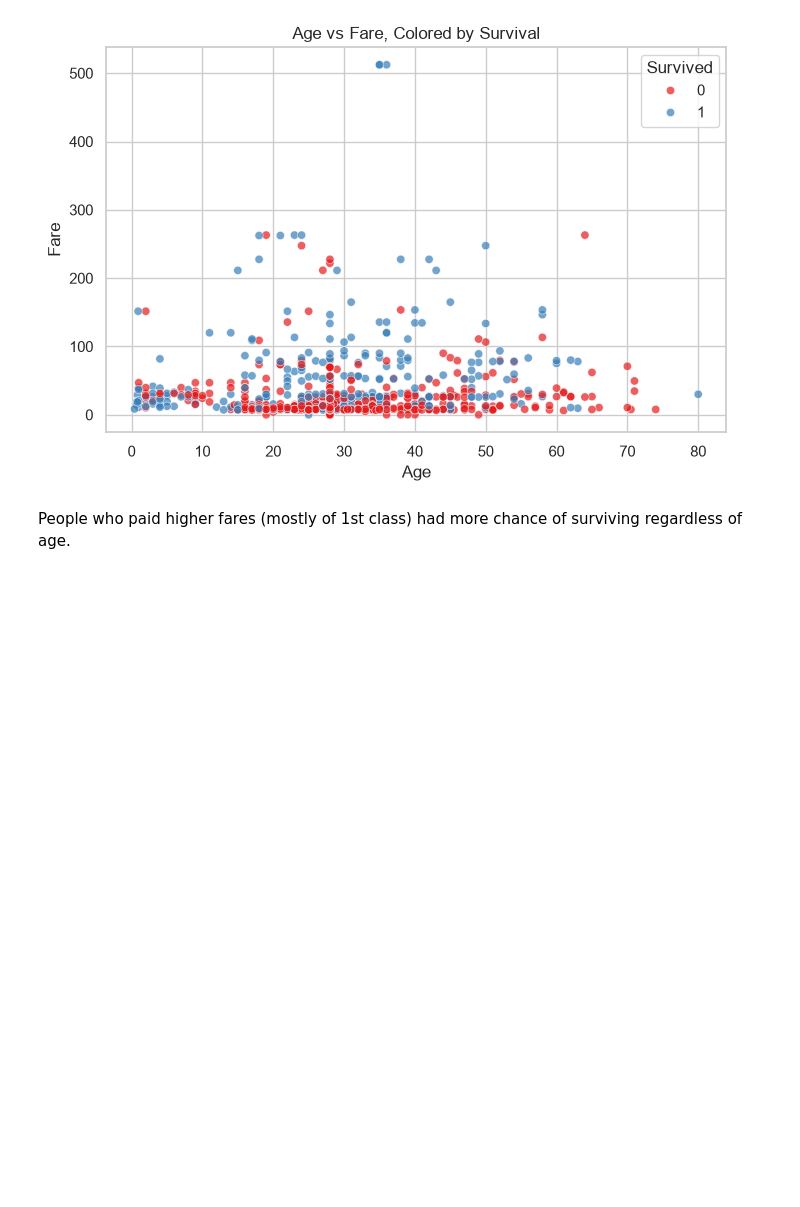
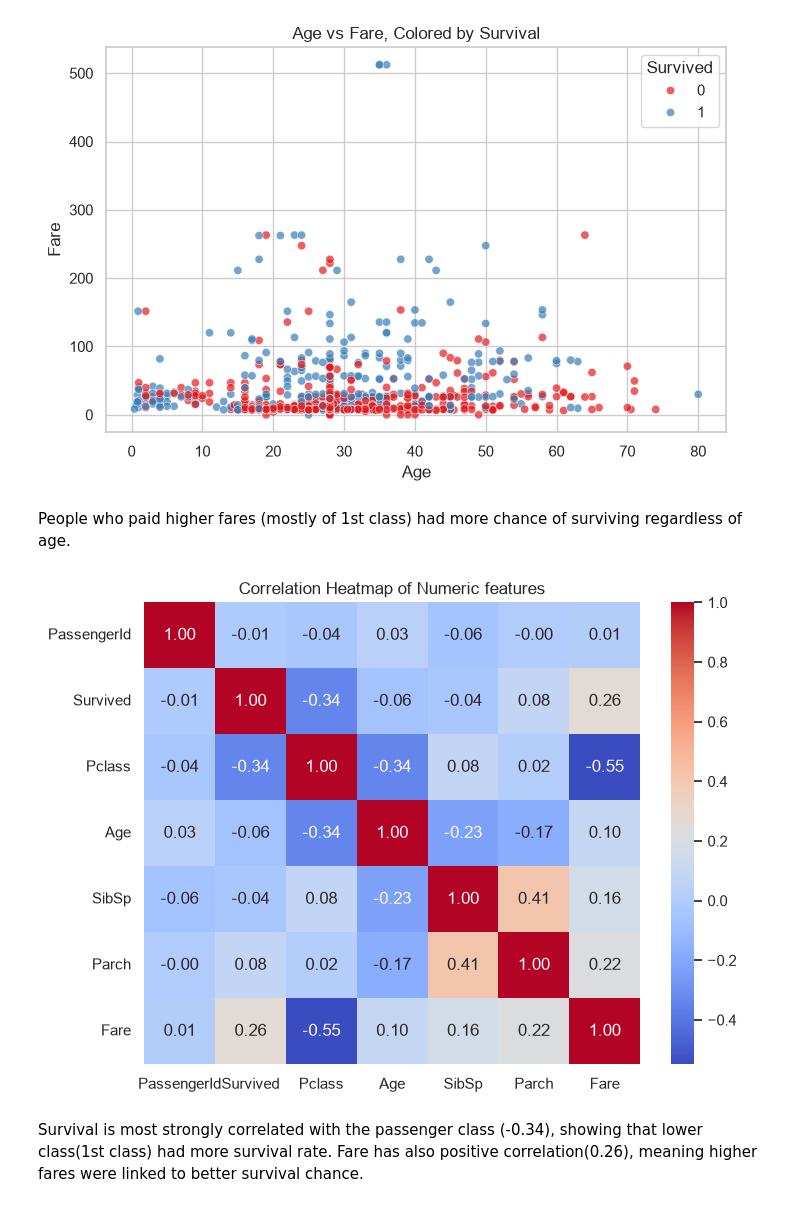
Before and after one commit to OshanKulung/project-01-titanic-eda, a Jupyter notebook: notebooks/project1_eda.ipynb, the cells around one changed output. Drawn from its saved outputs; the diff is of its cells as text; code cells hidden in the pictures; blank space fills up the shorter version.

```diff
--- a/notebooks/project1_eda.ipynb
+++ b/notebooks/project1_eda.ipynb
@@ -104,3 +145,14 @@ plt.show()
 [figure]
 # %% [markdown]
 People who paid higher fares (mostly of 1st class) had more chance of surviving regardless of age.
+# %%
+# Plot 7: Correlation Heatmap
+fig, ax = plt.subplots(figsize = (8,6))
+corr = df.corr(numeric_only= True)
+sns.heatmap(data = corr, annot = True, cmap = "coolwarm", fmt = ".2f", ax=ax)
+ax.set_title("Correlation Heatmap of Numeric features")
+plt.show()
+# %% [output]
+[figure, added]
+# %% [markdown]
+Survival is most strongly correlated with the passenger class (-0.34), showing that lower class(1st class) had more survival rate. Fare has also positive correlation(0.26), meaning higher fares were linked to better survival chance.
```
Also changed, not shown: parts of 8 cells of this notebook, 1 other file.
